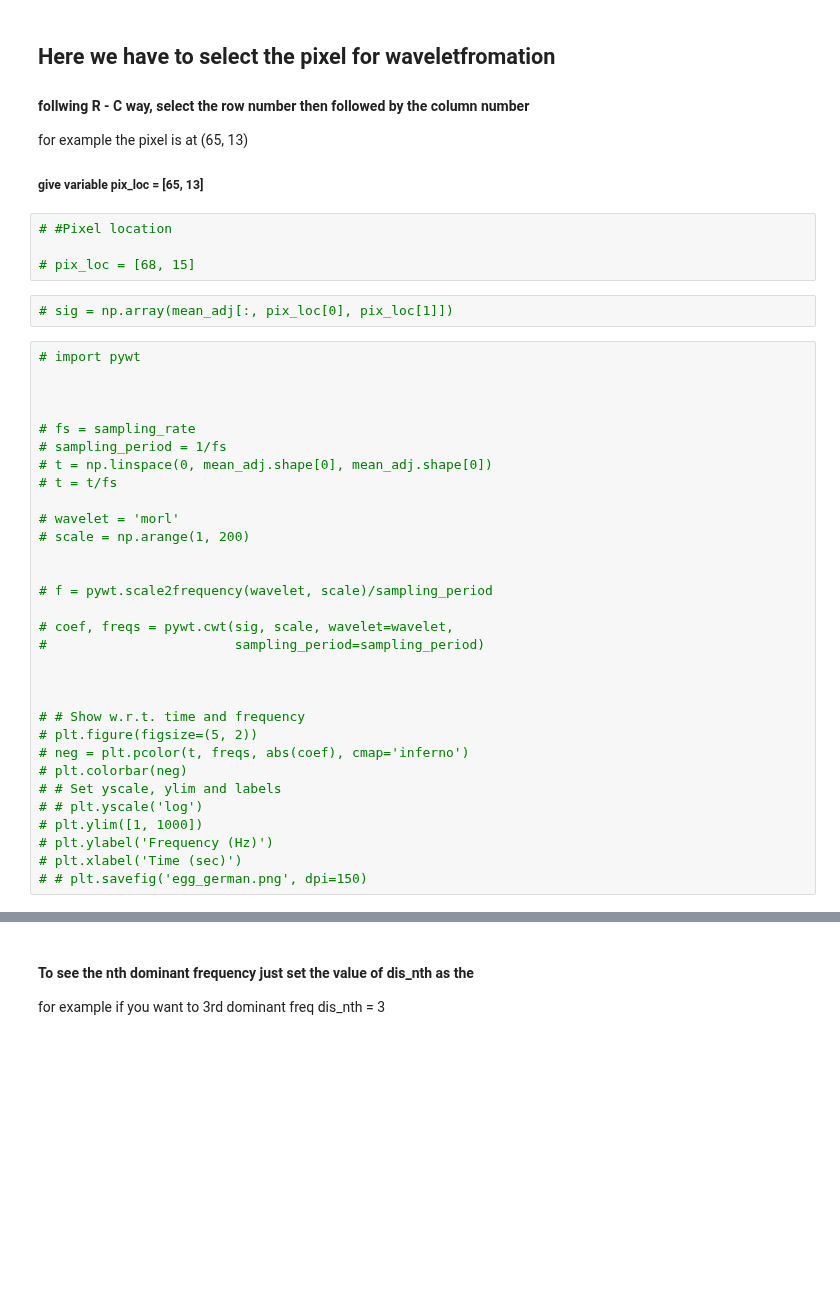
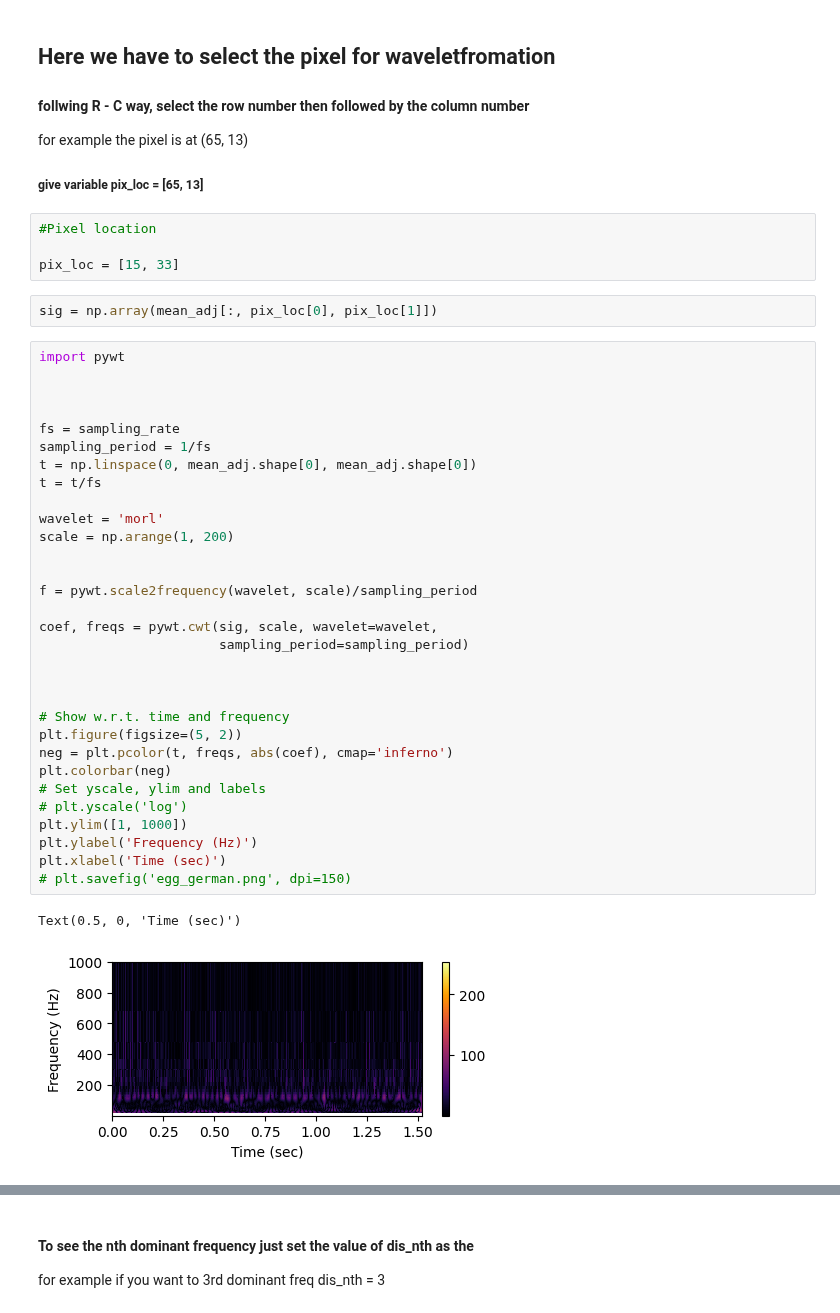
Before and after one commit to CaffineAddic/Wavelet_transforms_in_schlieren_flame_images, a Jupyter notebook: Modueles/Transform_FFT.ipynb, the cells around one changed output, grey strips where cells are left out. Cells and saved outputs as stored; diff of their text form; blank space fills up the shorter version.

```diff
--- a/Modueles/Transform_FFT.ipynb
+++ b/Modueles/Transform_FFT.ipynb
@@ -170,39 +170,42 @@ plt.colorbar(peg)
 for example the pixel is at (65, 13)
 ##### give variable pix_loc = [65, 13]
 # %%
-# #Pixel location
+#Pixel location
 
-# pix_loc = [68, 15]
+pix_loc = [15, 33]
 # %%
-# sig = np.array(mean_adj[:, pix_loc[0], pix_loc[1]])
+sig = np.array(mean_adj[:, pix_loc[0], pix_loc[1]])
 # %%
-# import pywt
+import pywt
 
 
 
-# fs = sampling_rate
-# sampling_period = 1/fs
-# t = np.linspace(0, mean_adj.shape[0], mean_adj.shape[0])
-# t = t/fs
+fs = sampling_rate
+sampling_period = 1/fs
+t = np.linspace(0, mean_adj.shape[0], mean_adj.shape[0])
+t = t/fs
 
-# wavelet = 'morl'
-# scale = np.arange(1, 200)
+wavelet = 'morl'
+scale = np.arange(1, 200)
 
 
-# f = pywt.scale2frequency(wavelet, scale)/sampling_period
+f = pywt.scale2frequency(wavelet, scale)/sampling_period
 
-# coef, freqs = pywt.cwt(sig, scale, wavelet=wavelet,
-#                        sampling_period=sampling_period)
+coef, freqs = pywt.cwt(sig, scale, wavelet=wavelet,
+                       sampling_period=sampling_period)
 
 
 
-# # Show w.r.t. time and frequency
-# plt.figure(figsize=(5, 2))
-# neg = plt.pcolor(t, freqs, abs(coef), cmap='inferno')
-# plt.colorbar(neg)
-# # Set yscale, ylim and labels
-# # plt.yscale('log')
-# plt.ylim([1, 1000])
-# plt.ylabel('Frequency (Hz)')
-# plt.xlabel('Time (sec)')
-# # plt.savefig('egg_german.png', dpi=150)
+# Show w.r.t. time and frequency
+plt.figure(figsize=(5, 2))
+neg = plt.pcolor(t, freqs, abs(coef), cmap='inferno')
+plt.colorbar(neg)
+# Set yscale, ylim and labels
+# plt.yscale('log')
+plt.ylim([1, 1000])
+plt.ylabel('Frequency (Hz)')
+plt.xlabel('Time (sec)')
+# plt.savefig('egg_german.png', dpi=150)
+# %% [output]
+Text(0.5, 0, 'Time (sec)')
+[figure, added]
```
Also changed, not shown: parts of 1 cell of this notebook.
